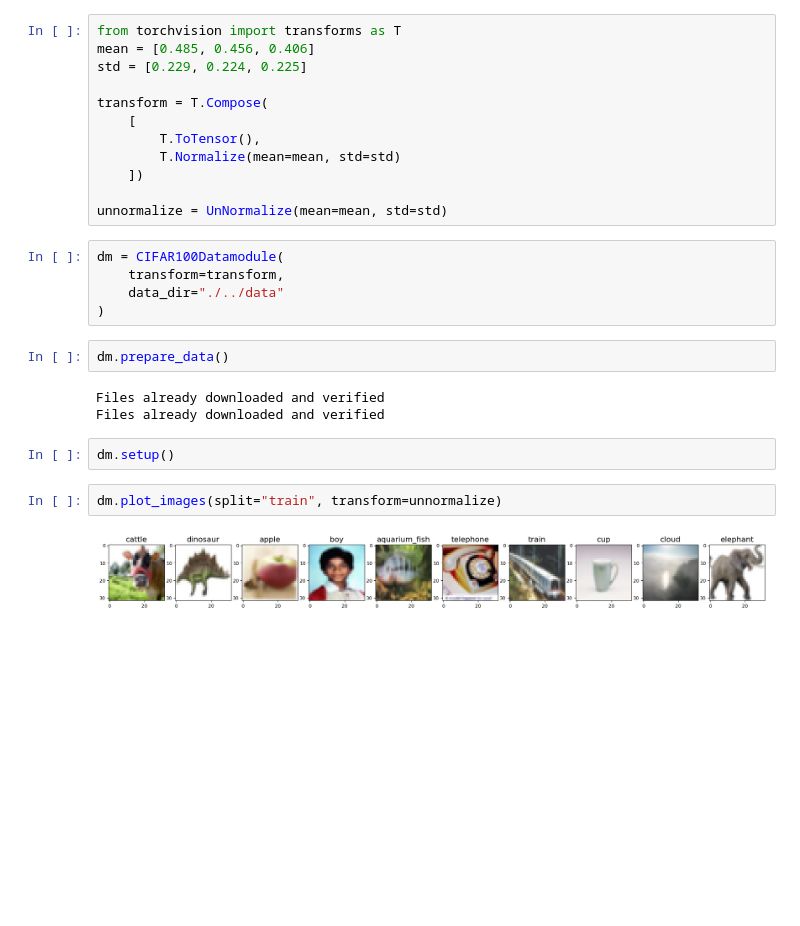
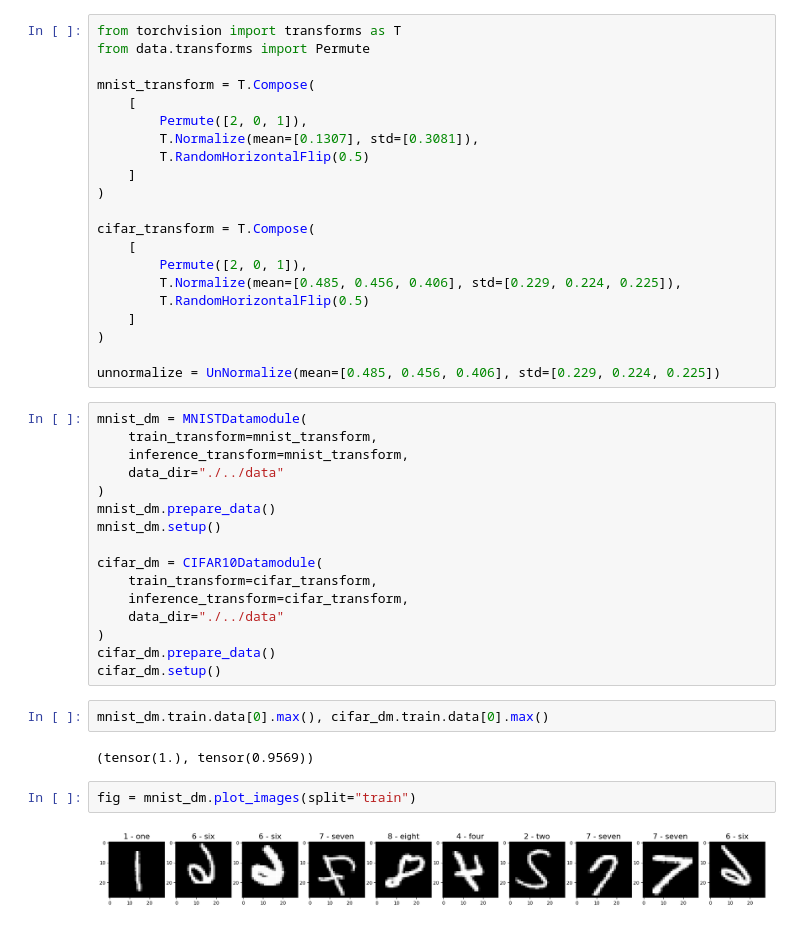
Before and after one commit to thawro/image-classification, a Jupyter notebook: notebooks/data.ipynb, the cells around one changed output. Saved outputs shown, nothing was run; the diff lists cells and outputs as text; blank space fills up the shorter version.

Commit message:
Added transforms config files and replaced torch random_split with sklearn train_test_split (torch was bugged)

```diff
--- a/notebooks/data.ipynb
+++ b/notebooks/data.ipynb
@@ -12,29 +3,46 @@ from data import MNISTDatamodule, CIFAR10Datamodule, CIFAR100Datamodule, MNIST
 from transforms import UnNormalize
 # %%
 from torchvision import transforms as T
-mean = [0.485, 0.456, 0.406]
-std = [0.229, 0.224, 0.225]
+from data.transforms import Permute
 
-transform = T.Compose(
+mnist_transform = T.Compose(
     [
-        T.ToTensor(),
-        T.Normalize(mean=mean, std=std)
-    ])
+        Permute([2, 0, 1]),
+        T.Normalize(mean=[0.1307], std=[0.3081]),
+        T.RandomHorizontalFlip(0.5)
+    ]
+)
 
-unnormalize = UnNormalize(mean=mean, std=std)
+cifar_transform = T.Compose(
+    [
+        Permute([2, 0, 1]),
+        T.Normalize(mean=[0.485, 0.456, 0.406], std=[0.229, 0.224, 0.225]),
+        T.RandomHorizontalFlip(0.5)
+    ]
+)
+
+unnormalize = UnNormalize(mean=[0.485, 0.456, 0.406], std=[0.229, 0.224, 0.225])
 # %%
-dm = CIFAR100Datamodule(
-    transform=transform,
+mnist_dm = MNISTDatamodule(
+    train_transform=mnist_transform,
+    inference_transform=mnist_transform,
     data_dir="./../data"
 )
+mnist_dm.prepare_data()
+mnist_dm.setup()
+
+cifar_dm = CIFAR10Datamodule(
+    train_transform=cifar_transform,
+    inference_transform=cifar_transform,
+    data_dir="./../data"
+)
+cifar_dm.prepare_data()
+cifar_dm.setup()
-# %%
-dm.prepare_data()
-# %% [output]
-Files already downloaded and verified
-Files already downloaded and verified
-# %%
-dm.setup()
+# %%
+mnist_dm.train.data[0].max(), cifar_dm.train.data[0].max()
+# %% [output]
+(tensor(1.), tensor(0.9569))
 # %%
-dm.plot_images(split="train", transform=unnormalize)
+fig = mnist_dm.plot_images(split="train")
 # %% [output]
-[figure, old version]
+[figure, new version]
```
Also changed, not shown: parts of 3 cells of this notebook, 20 other files.
